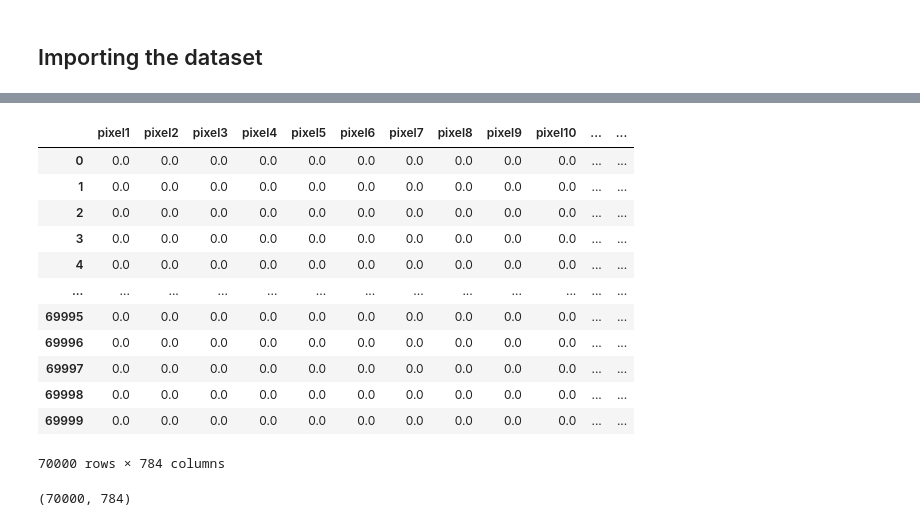
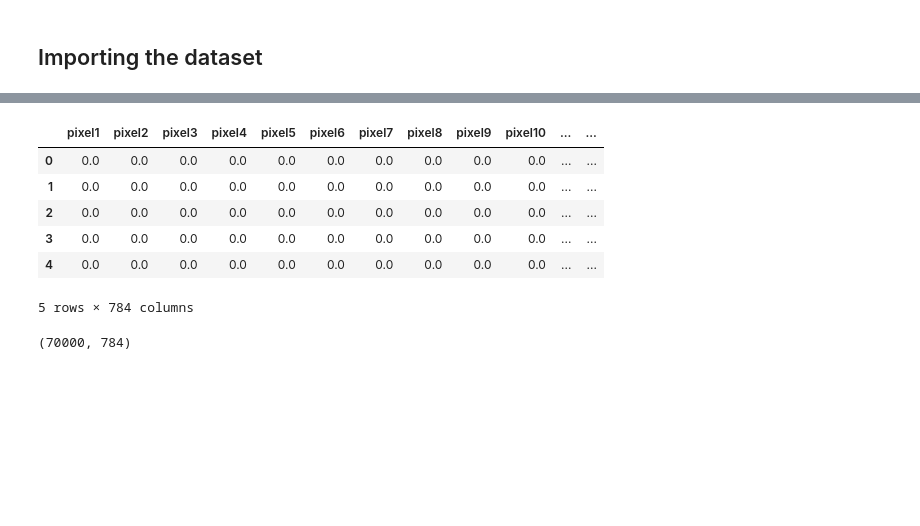
Before and after one commit to Kevinjoythomas/NumSensei, a Jupyter notebook: mnist project.ipynb, the cells around one changed output, grey strips where cells are left out. Cells and saved outputs as stored; diff of their text form; code cells hidden in the pictures; blank space fills up the shorter version.

```diff
--- a/mnist project.ipynb
+++ b/mnist project.ipynb
@@ -29,21 +9,15 @@ mnist
 # %%
 x, y = mnist['data'], mnist['target']
 # %%
-x
+x.head()
 # %% [output]
 |  | pixel1 | pixel2 | pixel3 | pixel4 | pixel5 | pixel6 | pixel7 | pixel8 | pixel9 | pixel10 | ... | ... |
 | 0 | 0.0 | 0.0 | 0.0 | 0.0 | 0.0 | 0.0 | 0.0 | 0.0 | 0.0 | 0.0 | ... | ... |
 | 1 | 0.0 | 0.0 | 0.0 | 0.0 | 0.0 | 0.0 | 0.0 | 0.0 | 0.0 | 0.0 | ... | ... |
 | 2 | 0.0 | 0.0 | 0.0 | 0.0 | 0.0 | 0.0 | 0.0 | 0.0 | 0.0 | 0.0 | ... | ... |
 | 3 | 0.0 | 0.0 | 0.0 | 0.0 | 0.0 | 0.0 | 0.0 | 0.0 | 0.0 | 0.0 | ... | ... |
 | 4 | 0.0 | 0.0 | 0.0 | 0.0 | 0.0 | 0.0 | 0.0 | 0.0 | 0.0 | 0.0 | ... | ... |
-| ... | ... | ... | ... | ... | ... | ... | ... | ... | ... | ... | ... | ... |
-| 69995 | 0.0 | 0.0 | 0.0 | 0.0 | 0.0 | 0.0 | 0.0 | 0.0 | 0.0 | 0.0 | ... | ... |
-| 69996 | 0.0 | 0.0 | 0.0 | 0.0 | 0.0 | 0.0 | 0.0 | 0.0 | 0.0 | 0.0 | ... | ... |
-| 69997 | 0.0 | 0.0 | 0.0 | 0.0 | 0.0 | 0.0 | 0.0 | 0.0 | 0.0 | 0.0 | ... | ... |
-| 69998 | 0.0 | 0.0 | 0.0 | 0.0 | 0.0 | 0.0 | 0.0 | 0.0 | 0.0 | 0.0 | ... | ... |
-| 69999 | 0.0 | 0.0 | 0.0 | 0.0 | 0.0 | 0.0 | 0.0 | 0.0 | 0.0 | 0.0 | ... | ... |
-70000 rows × 784 columns
+5 rows × 784 columns
 # %%
 x.shape
 # %% [output]
```
Also changed, not shown: parts of 6 cells of this notebook.
